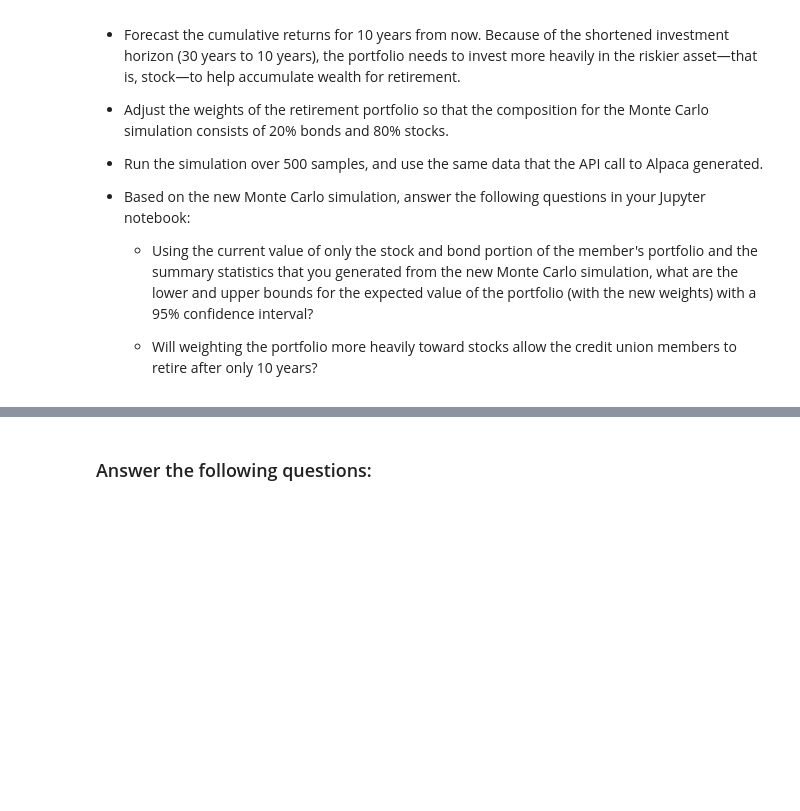
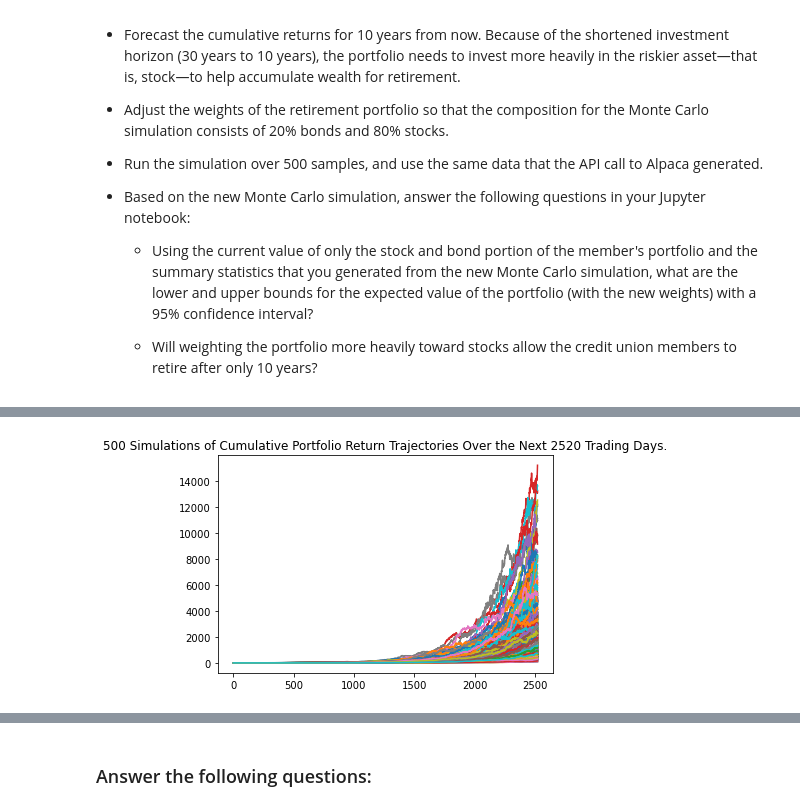
Before and after one commit to SamuelMoore1/Financial_Planning_with_APIs_and_Simulations_HW_5, a Jupyter notebook: Financial Planning with APIs and Simulations HW_5/financial_planning_tools.ipynb, the cells around one changed output, grey strips where cells are left out. Drawn from its saved outputs; the diff is of its cells as text; code cells hidden in the pictures; blank space fills up the shorter version.

```diff
--- a/Financial Planning with APIs and Simulations HW_5/financial_planning_tools.ipynb
+++ b/Financial Planning with APIs and Simulations HW_5/financial_planning_tools.ipynb
@@ -511,8 +583,11 @@ For this new Monte Carlo simulation, do the following:
 # %%
 # Configure a Monte Carlo simulation to forecast 10 years cumulative returns
 # The weights should be split 20% to AGG and 80% to SPY.
-# Run 500 samples.
-# YOUR CODE HERE
+MC_ten_years = MCSimulation(
+portfolio_data = ticker_data,
+weights=[.20, .80],
+num_simulation=500,
+num_trading_days=252*10)
 
 # Review the simulation input data
-# YOUR CODE HERE
+MC_ten_years.portfolio_data.head()
@@ -522,6 +637,8 @@ For this new Monte Carlo simulation, do the following:
 # %%
 # Visualize the 10-year Monte Carlo simulation by creating an
 # overlay line plot
-# YOUR CODE HERE
+MC_plot = MC_ten_years.plot_simulation()
+# %% [output]
+[figure, added]
 # %%
 # Visualize the probability distribution of the 10-year Monte Carlo simulation
```
Also changed, not shown: parts of 29 cells of this notebook.
